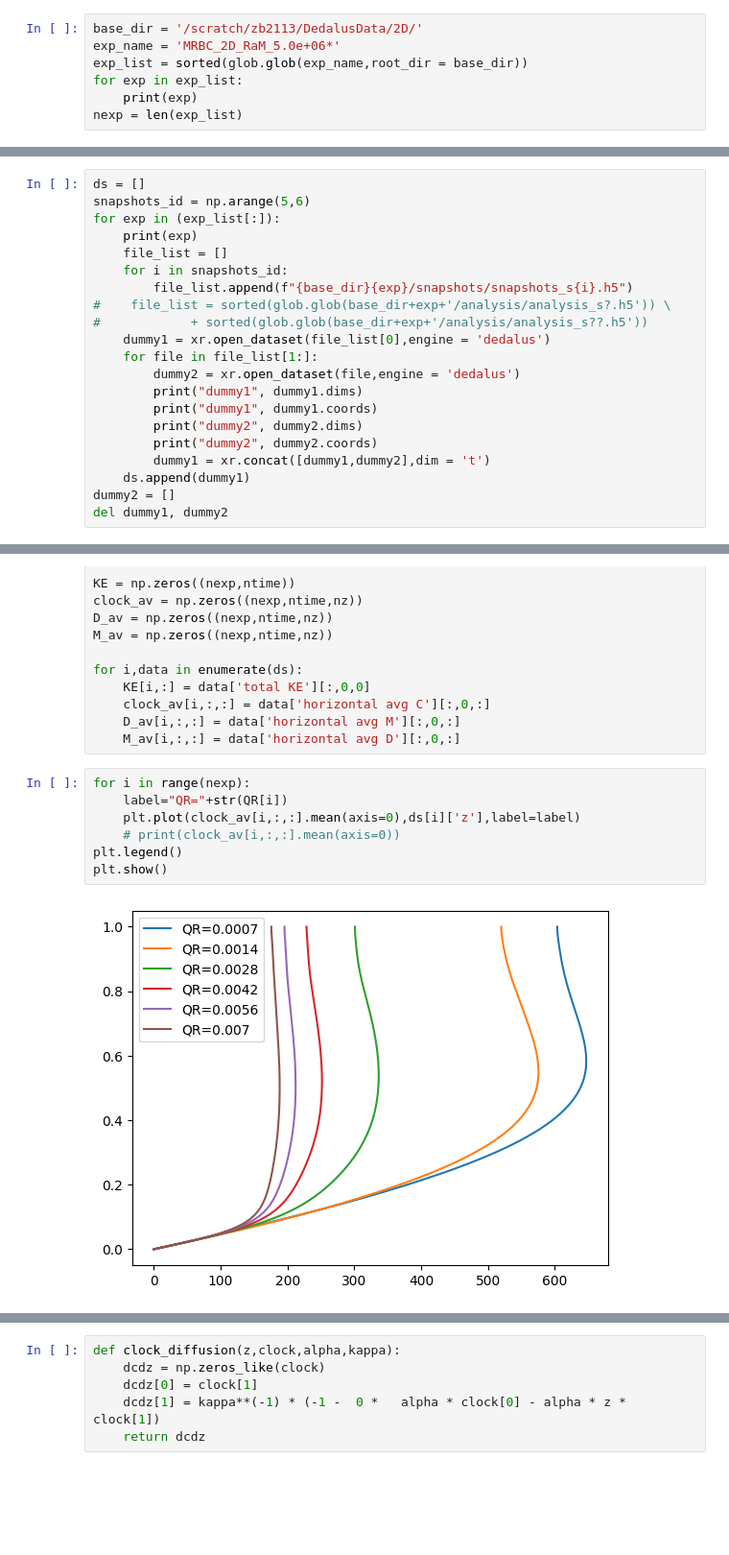
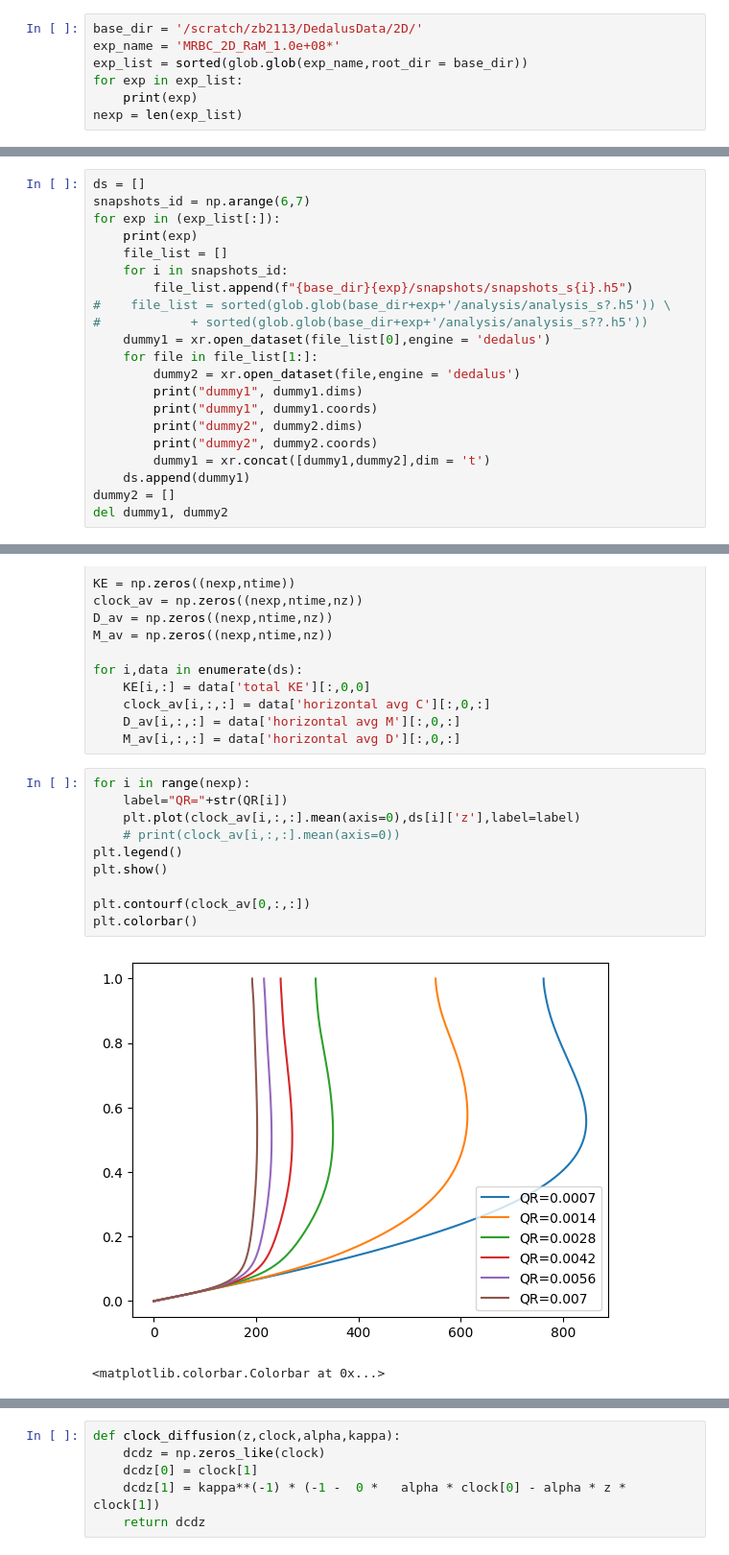
Before and after one commit to bz226/Research-Dedalus, a Jupyter notebook: 2d-AR=64/diag.ipynb, the cells around one changed output, grey strips where cells are left out. Shown at 96% size. Saved outputs shown, nothing was run; the diff lists cells and outputs as text; blank space fills up the shorter version.

```diff
--- a/2d-AR=64/diag.ipynb
+++ b/2d-AR=64/diag.ipynb
@@ -15,7 +15,7 @@ import scipy
 #import dask
 # %%
 base_dir = '/scratch/zb2113/DedalusData/2D/'
-exp_name = 'MRBC_2D_RaM_5.0e+06*'
+exp_name = 'MRBC_2D_RaM_1.0e+08*'
 exp_list = sorted(glob.glob(exp_name,root_dir = base_dir))
 for exp in exp_list:
     print(exp)
@@ -80,6 +79,6 @@ nu 0.00044721359549995795
 # %%
 ds = []
-snapshots_id = np.arange(5,6)
+snapshots_id = np.arange(6,7)
 for exp in (exp_list[:]):
     print(exp)
     file_list = []
@@ -122,9 +121,13 @@ for i,data in enumerate(ds):
 # %%
 for i in range(nexp):
     label="QR="+str(QR[i])
     plt.plot(clock_av[i,:,:].mean(axis=0),ds[i]['z'],label=label)
     # print(clock_av[i,:,:].mean(axis=0))
 plt.legend()
 plt.show()
+
+plt.contourf(clock_av[0,:,:])
+plt.colorbar()
 # %% [output]
-[figure, old version]
+[figure, new version]
+<matplotlib.colorbar.Colorbar at 0x...>
```
Also changed, not shown: parts of 20 cells of this notebook, 3 other files.
